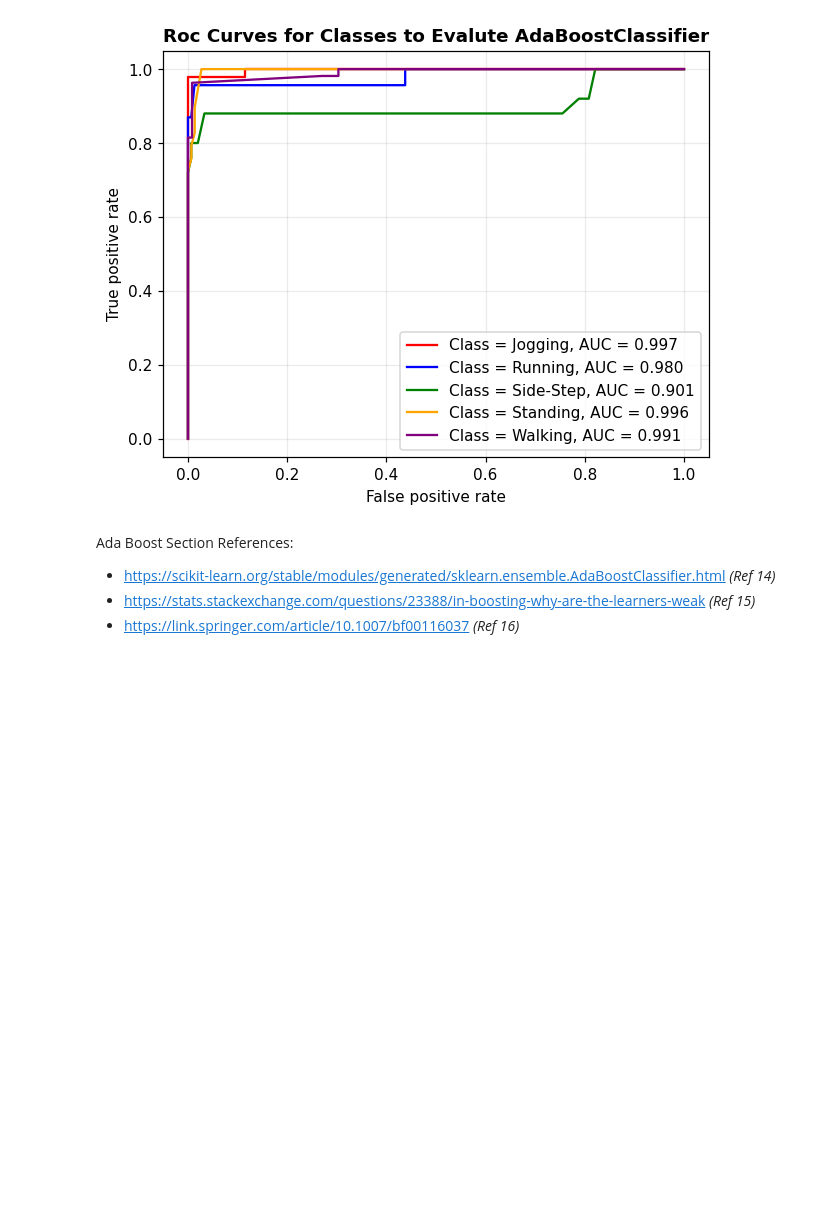
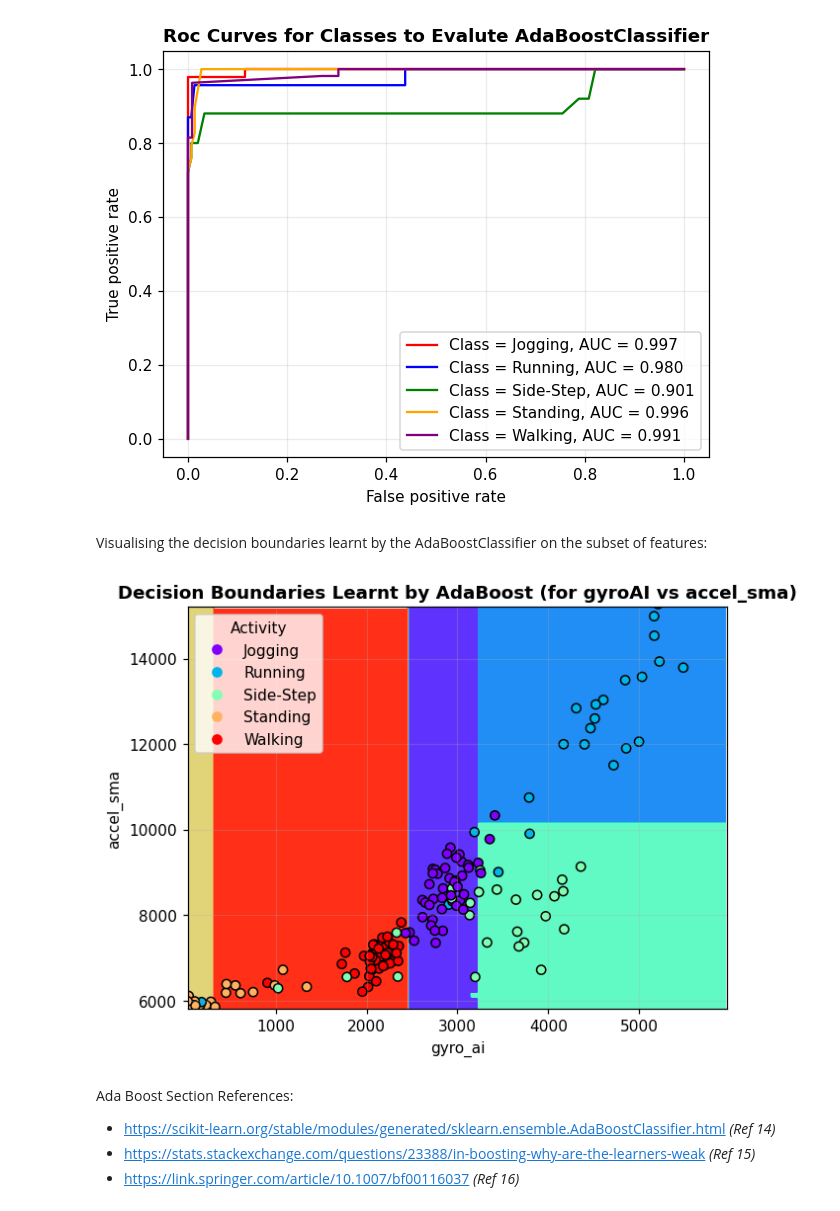
Before and after one commit to AKuinkel/cosc102-at3, a Jupyter notebook: COSC102_A3_Portfolio_for_ash.ipynb, the cells around one changed output. Drawn from its saved outputs; the diff is of its cells as text; code cells hidden in the pictures; blank space fills up the shorter version.

```diff
--- a/COSC102_A3_Portfolio_for_ash.ipynb
+++ b/COSC102_A3_Portfolio_for_ash.ipynb
@@ -2758,6 +2844,7 @@ These resulting combinations follow what we discusses earlier/what was to be exp
 # %% [markdown]
 #### <u>Training AdaBoostClassifier on optimised hyper-parameters + performance metrics (including plots of decision boundaries)</u>
 # %%
+ada_boost_hyper_params = {"estimator":None,"n_estimators":100,"learning_rate":0.25}
 ada_boost_classifier = AdaBoostClassifier(estimator=None,n_estimators=100,learning_rate=0.25)
 ada_boost_classifier.fit(X_train,y_train)
 
@@ -2800,6 +2887,16 @@ Calling the ROC/AUC visualisation function:
 roc_auc_visualisations(ada_boost_classifier)
 # %% [output]
 [figure]
+# %% [markdown]
+Visualising the decision boundaries learnt by the AdaBoostClassifier on the subset of features:
+# %%
+plot_decision_boundaries_for_2_selected_features(AdaBoostClassifier(**ada_boost_hyper_params),
+                                                 two_feature_X_train,two_feature_X_test,
+                                                 y_train,y_test,act_labels,
+                                                 "Decision Boundaries Learnt by AdaBoost (for gyroAI vs accel_sma)"
+                                                 )
+# %% [output]
+[figure, added]
 # %% [markdown]
 Ada Boost Section References:
  - https://scikit-learn.org/stable/modules/generated/sklearn.ensemble.AdaBoostClassifier.html *(Ref 14)*
```
Also changed, not shown: parts of 17 cells of this notebook.
